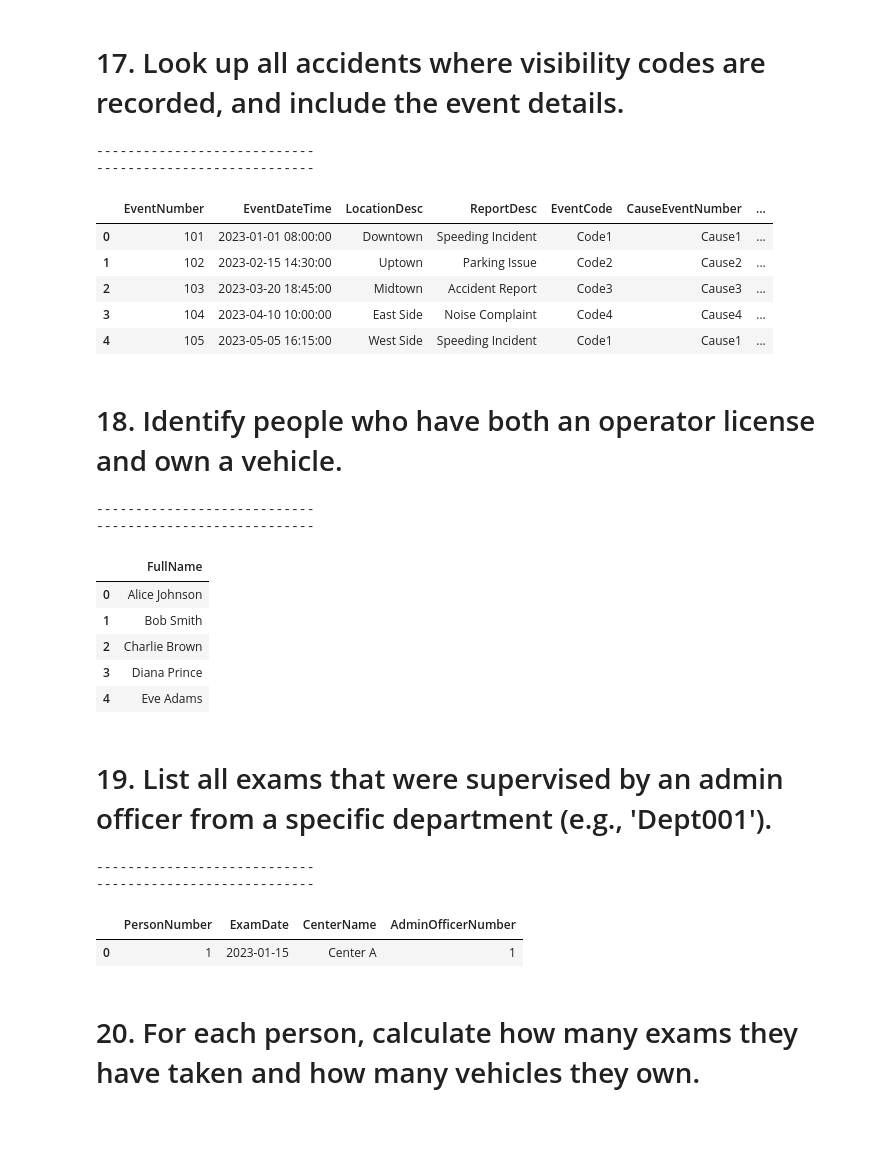
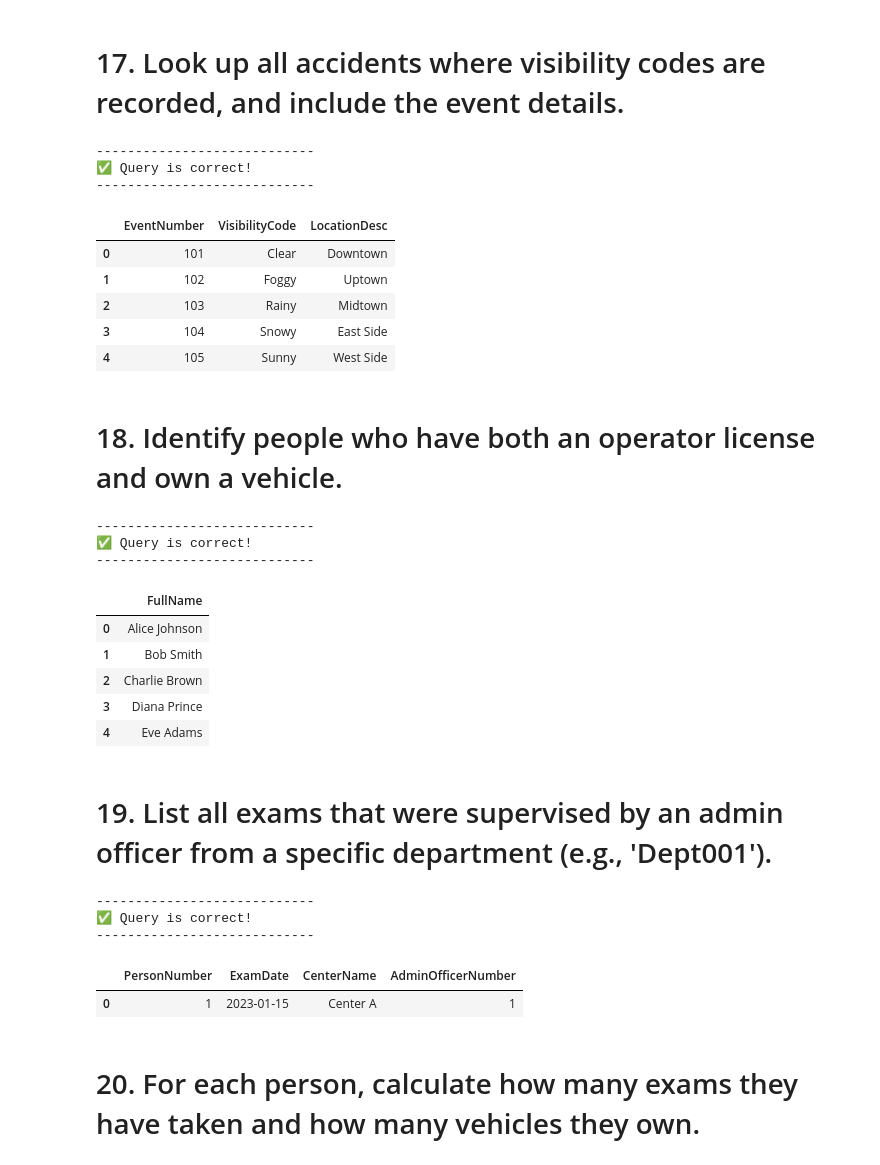
Before and after one commit to ayasqualli/Database-Management, a Jupyter notebook: Copy_of_DMV_USECASE.ipynb, the cells around one changed output. Cells and saved outputs as stored; diff of their text form; code cells hidden in the pictures; blank space fills up the shorter version.

```diff
--- a/Copy_of_DMV_USECASE.ipynb
+++ b/Copy_of_DMV_USECASE.ipynb
@@ -13,9 +13,9 @@ Agence nationale de la sécurité routière (NARSA) is developing a new database
 # @title
 import sqlite3
 import pandas as pd
+import os
 db_path = "dmv-database.db"
 try :
-  import os
   os.remove(db_path)
 except :
   pass
@@ -220,9 +220,9 @@ with sqlite3.connect(db_path) as conn:
 
 import pickle
 
-#with open("/content/dmv-solutions.pkl", "rb") as f:
-#    logger = pickle.load(f)
-logger = {}
+with open("dmv-solutions.pkl", "rb") as f:
+    logger = pickle.load(f)
+#logger = {}
 
 def validate_query_output(student_result, expected_result):
     """
@@ -568,22 +601,23 @@ solution_idx=15)
 # 17. Look up all accidents where visibility codes are recorded, and include the event details.
 # %%
 run_query("""
-SELECT e.*, a.VisibilityCode, a.RoadConditionCode
+SELECT e.EventNumber, a.VisibilityCode,  e.LocationDesc
 FROM Event e
 JOIN Accident a ON e.EventNumber = a.EventNumber
 WHERE a.VisibilityCode IS NOT NULL;
 
 """,
 solution_idx=16)
 # %% [output]
 ----------------------------
+✅ Query is correct!
 ----------------------------
-|  | EventNumber | EventDateTime | LocationDesc | ReportDesc | EventCode | CauseEventNumber | ... |
-| 0 | 101 | 2023-01-01 08:00:00 | Downtown | Speeding Incident | Code1 | Cause1 | ... |
-| 1 | 102 | 2023-02-15 14:30:00 | Uptown | Parking Issue | Code2 | Cause2 | ... |
-| 2 | 103 | 2023-03-20 18:45:00 | Midtown | Accident Report | Code3 | Cause3 | ... |
-| 3 | 104 | 2023-04-10 10:00:00 | East Side | Noise Complaint | Code4 | Cause4 | ... |
-| 4 | 105 | 2023-05-05 16:15:00 | West Side | Speeding Incident | Code1 | Cause1 | ... |
+|  | EventNumber | VisibilityCode | LocationDesc |
+| 0 | 101 | Clear | Downtown |
+| 1 | 102 | Foggy | Uptown |
+| 2 | 103 | Rainy | Midtown |
+| 3 | 104 | Snowy | East Side |
+| 4 | 105 | Sunny | West Side |
 # %% [markdown]
 # 18. Identify people who have both an operator license and own a vehicle.
 # %%
@@ -598,6 +632,7 @@ WHERE op.OperatorLicenseID IS NOT NULL;
 solution_idx=17)
 # %% [output]
 ----------------------------
+✅ Query is correct!
 ----------------------------
 |  | FullName |
 | 0 | Alice Johnson |
@@ -618,6 +653,7 @@ WHERE o.DepartmentCode = 'Dept001';
 solution_idx=18)
 # %% [output]
 ----------------------------
+✅ Query is correct!
 ----------------------------
 |  | PersonNumber | ExamDate | CenterName | AdminOfficerNumber |
 | 0 | 1 | 2023-01-15 | Center A | 1 |
```
Also changed, not shown: parts of 18 cells of this notebook, 3 other files.
